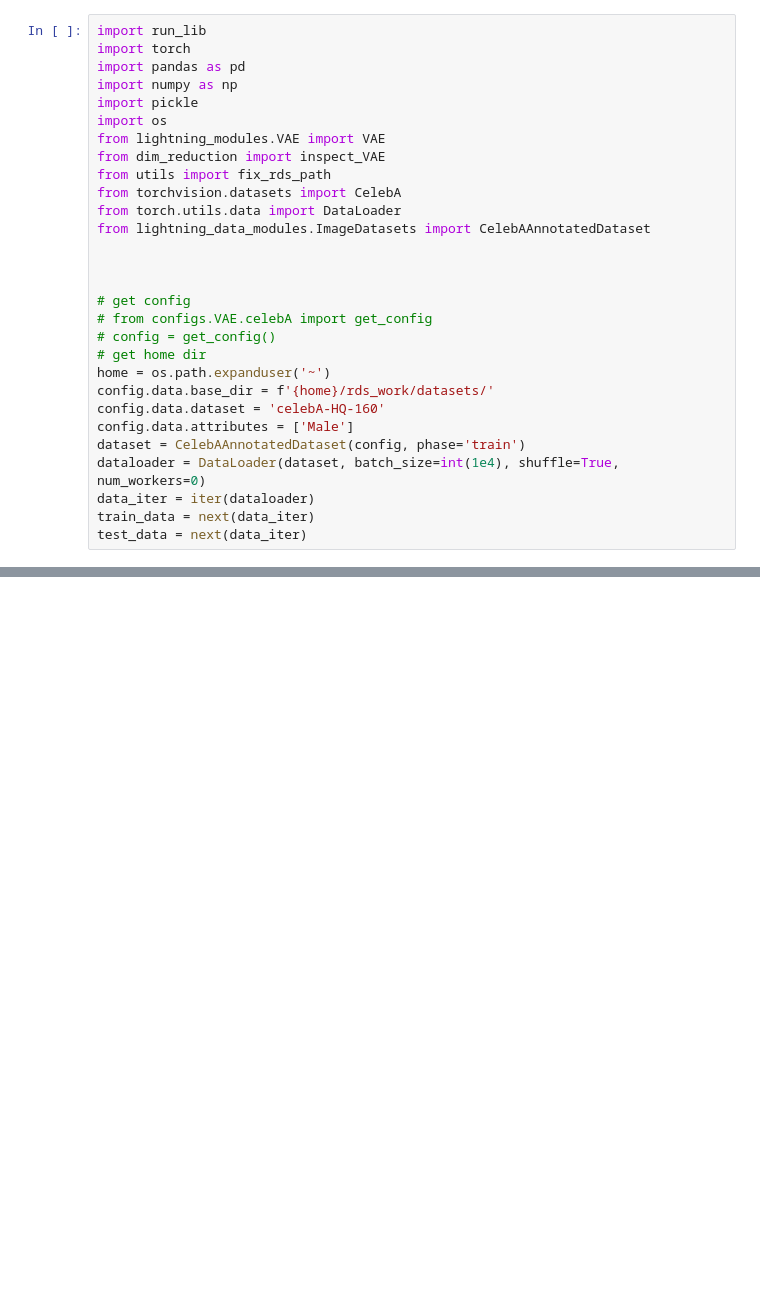
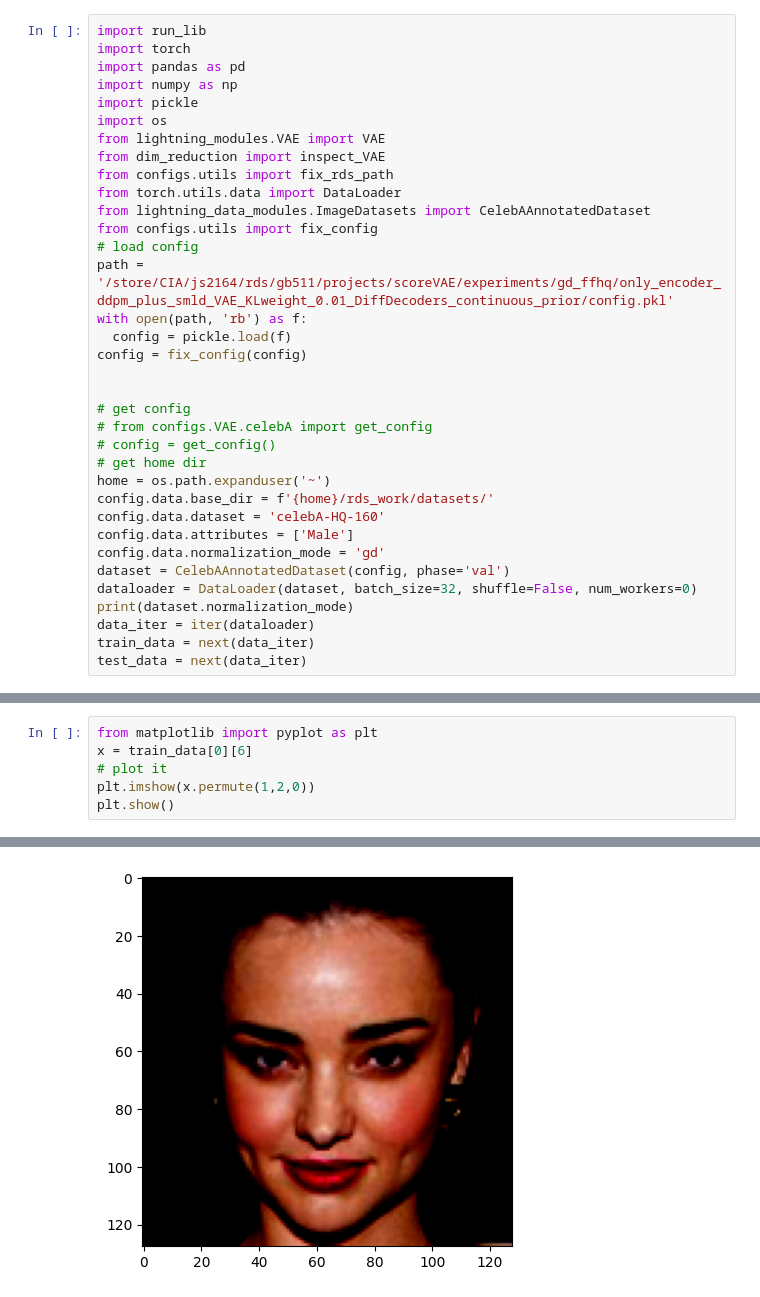
Before and after one commit to GBATZOLIS/conditional_score_diffusion, a Jupyter notebook: notebooks/test.ipynb, the cells around one changed output, grey strips where cells are left out. Cells and saved outputs as stored; diff of their text form; blank space fills up the shorter version.

```diff
--- a/notebooks/test.ipynb
+++ b/notebooks/test.ipynb
@@ -28,11 +44,15 @@ import pickle
 import os
 from lightning_modules.VAE import VAE
 from dim_reduction import inspect_VAE
-from utils import fix_rds_path
-from torchvision.datasets import CelebA
+from configs.utils import fix_rds_path
 from torch.utils.data import DataLoader
 from lightning_data_modules.ImageDatasets import CelebAAnnotatedDataset
-
+from configs.utils import fix_config
+# load config
+path = '/store/CIA/js2164/rds/gb511/projects/scoreVAE/experiments/gd_ffhq/only_encoder_ddpm_plus_smld_VAE_KLweight_0.01_DiffDecoders_continuous_prior/config.pkl'
+with open(path, 'rb') as f:
+  config = pickle.load(f)
+config = fix_config(config)
 
 
 # get config
@@ -43,8 +63,10 @@ home = os.path.expanduser('~')
 config.data.base_dir = f'{home}/rds_work/datasets/'
 config.data.dataset = 'celebA-HQ-160'
 config.data.attributes = ['Male']
-dataset = CelebAAnnotatedDataset(config, phase='train')
-dataloader = DataLoader(dataset, batch_size=int(1e4), shuffle=True, num_workers=0)
+config.data.normalization_mode = 'gd'
+dataset = CelebAAnnotatedDataset(config, phase='val')
+dataloader = DataLoader(dataset, batch_size=32, shuffle=False, num_workers=0)
+print(dataset.normalization_mode)
 data_iter = iter(dataloader)
 train_data = next(data_iter)
 test_data = next(data_iter)
@@ -117,0 +75,7 @@ pl_modlue.encode
+# %%
+from matplotlib import pyplot as plt
+x = train_data[0][6]
+# plot it
+plt.imshow(x.permute(1,2,0))
+plt.show()
+# %% [output]
@@ -117,0 +83 @@ pl_modlue.encode
+[figure, added]
```
Also changed, not shown: parts of 20 cells of this notebook, 48 other files.
